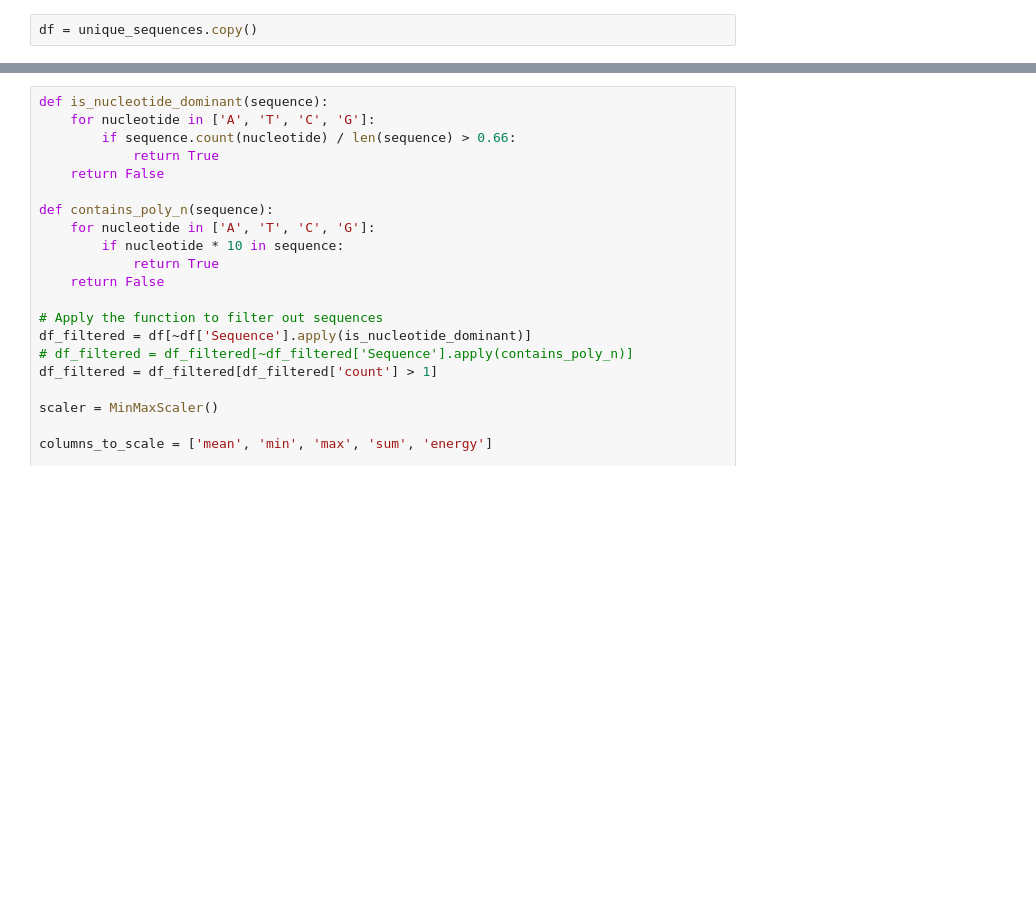
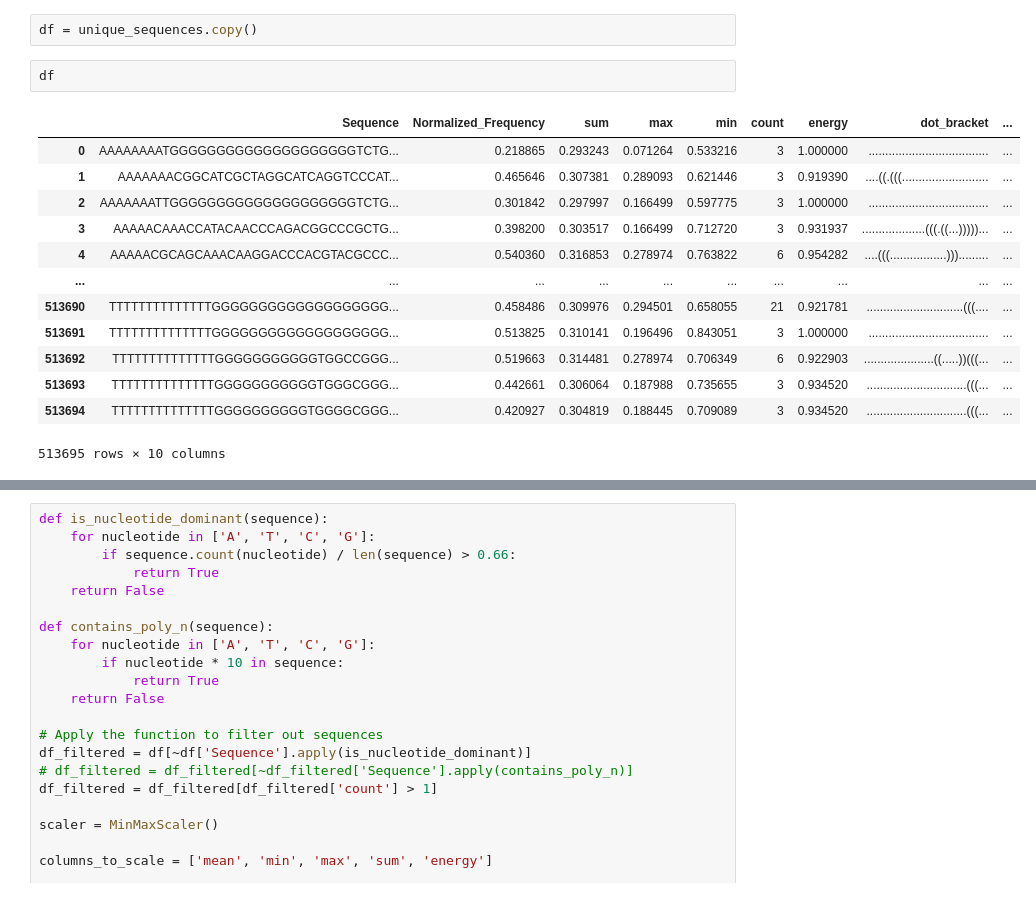
Before and after one commit to mlsample/aptamer_transformer, a Jupyter notebook: notebooks/run_inference.ipynb, the cells around one changed output, grey strips where cells are left out. Saved outputs shown, nothing was run; the diff lists cells and outputs as text; blank space fills up the shorter version.

```diff
--- a/notebooks/run_inference.ipynb
+++ b/notebooks/run_inference.ipynb
@@ -56,4 +53,20 @@ unique_sequences['dot_bracket'] = unique_sequences['Sequence'].map(dot_bracket)
 unique_sequences['strucutre_matrix'] = unique_sequences['Sequence'].map(strucutre_matrix)
 # %%
 df = unique_sequences.copy()
+# %%
+df
+# %% [output]
+|  | Sequence | Normalized_Frequency | sum | max | min | count | energy | dot_bracket | ... |
+| 0 | AAAAAAAATGGGGGGGGGGGGGGGGGGGGTCTG... | 0.218865 | 0.293243 | 0.071264 | 0.533216 | 3 | 1.000000 | .................................... | ... |
+| 1 | AAAAAAACGGCATCGCTAGGCATCAGGTCCCAT... | 0.465646 | 0.307381 | 0.289093 | 0.621446 | 3 | 0.919390 | ....((.(((.......................... | ... |
+| 2 | AAAAAAATTGGGGGGGGGGGGGGGGGGGGTCTG... | 0.301842 | 0.297997 | 0.166499 | 0.597775 | 3 | 1.000000 | .................................... | ... |
+| 3 | AAAAACAAACCATACAACCCAGACGGCCCGCTG... | 0.398200 | 0.303517 | 0.166499 | 0.712720 | 3 | 0.931937 | ...................(((.((...)))))... | ... |
+| 4 | AAAAACGCAGCAAACAAGGACCCACGTACGCCC... | 0.540360 | 0.316853 | 0.278974 | 0.763822 | 6 | 0.954282 | ....(((.................)))......... | ... |
+| ... | ... | ... | ... | ... | ... | ... | ... | ... | ... |
+| 513690 | TTTTTTTTTTTTTTGGGGGGGGGGGGGGGGGGG... | 0.458486 | 0.309976 | 0.294501 | 0.658055 | 21 | 0.921781 | .............................(((.... | ... |
+| 513691 | TTTTTTTTTTTTTTGGGGGGGGGGGGGGGGGGG... | 0.513825 | 0.310141 | 0.196496 | 0.843051 | 3 | 1.000000 | .................................... | ... |
+| 513692 | TTTTTTTTTTTTTTGGGGGGGGGGGTGGCCGGG... | 0.519663 | 0.314481 | 0.278974 | 0.706349 | 6 | 0.922903 | .....................((.....))(((... | ... |
+| 513693 | TTTTTTTTTTTTTTGGGGGGGGGGGTGGGCGGG... | 0.442661 | 0.306064 | 0.187988 | 0.735655 | 3 | 0.934520 | ..............................(((... | ... |
+| 513694 | TTTTTTTTTTTTTTGGGGGGGGGGTGGGGCGGG... | 0.420927 | 0.304819 | 0.188445 | 0.709089 | 3 | 0.934520 | ..............................(((... | ... |
+513695 rows × 10 columns
 # %%
```
Also changed, not shown: parts of 4 cells of this notebook, 12 other files.
